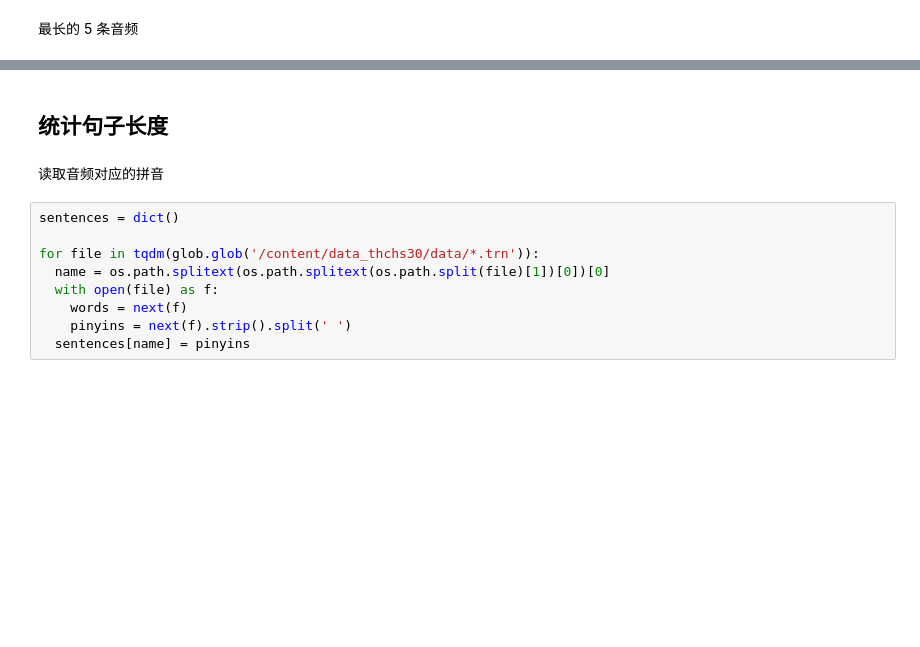
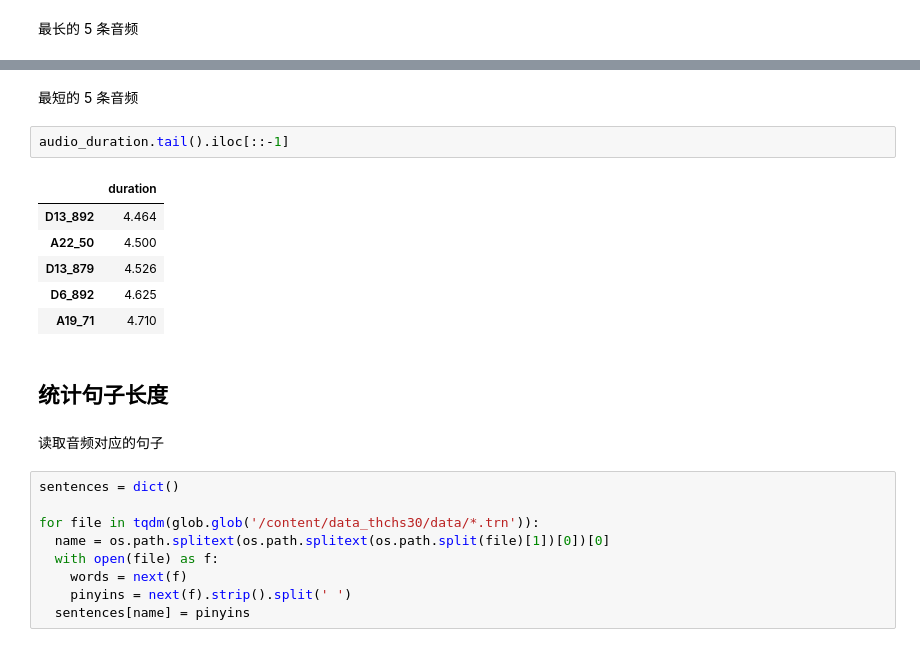
Before and after one commit to wu-jingtao/training-data, a Jupyter notebook: speech_recognition/chinese/THCHS30/notebooks/THCHS30-数据分析报告.ipynb, the cells around one changed output, grey strips where cells are left out. Saved outputs shown, nothing was run; the diff lists cells and outputs as text; blank space fills up the shorter version.

```diff
--- a/speech_recognition/chinese/THCHS30/notebooks/THCHS30-数据分析报告.ipynb
+++ b/speech_recognition/chinese/THCHS30/notebooks/THCHS30-数据分析报告.ipynb
@@ -73,9 +73,20 @@ audio_duration.head()
 | A36_178 | 15.5625 |
 | A7_183 | 15.2500 |
+# %% [markdown]
+最短的 5 条音频
+# %%
+audio_duration.tail().iloc[::-1]
+# %% [output]
+|  | duration |
+| D13_892 | 4.464 |
+| A22_50 | 4.500 |
+| D13_879 | 4.526 |
+| D6_892 | 4.625 |
+| A19_71 | 4.710 |
 # %% [markdown]
 ## 统计句子长度
-# %% [markdown]
-读取音频对应的拼音
+# %% [markdown]
+读取音频对应的句子
 # %%
 sentences = dict()
 
```
Also changed, not shown: parts of 4 cells of this notebook.
